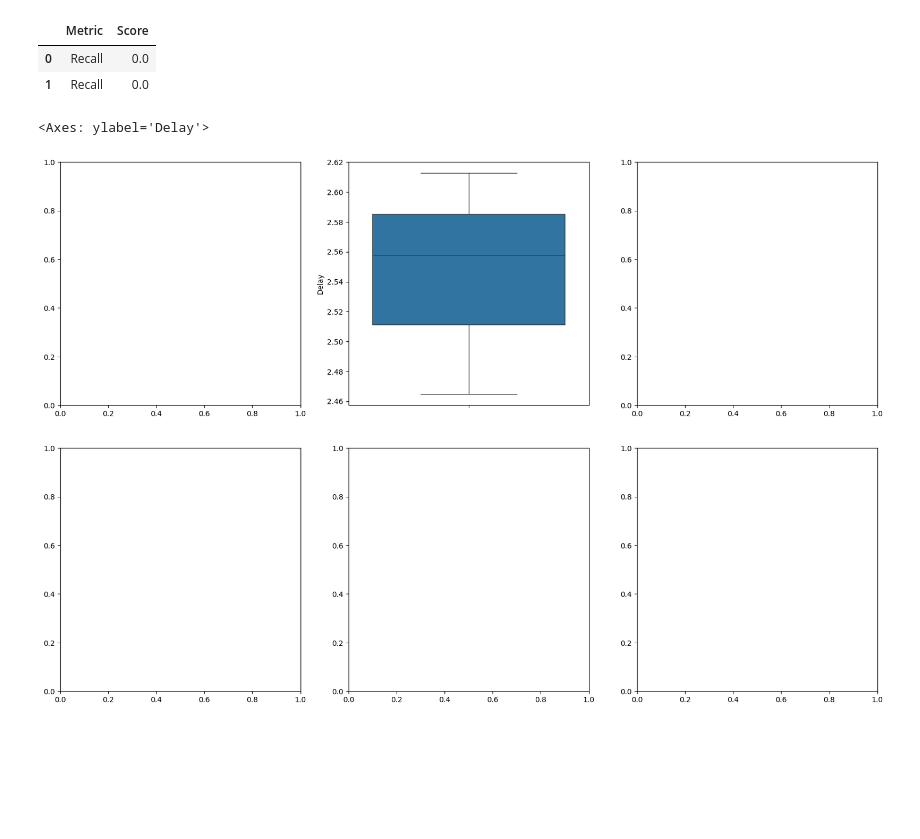
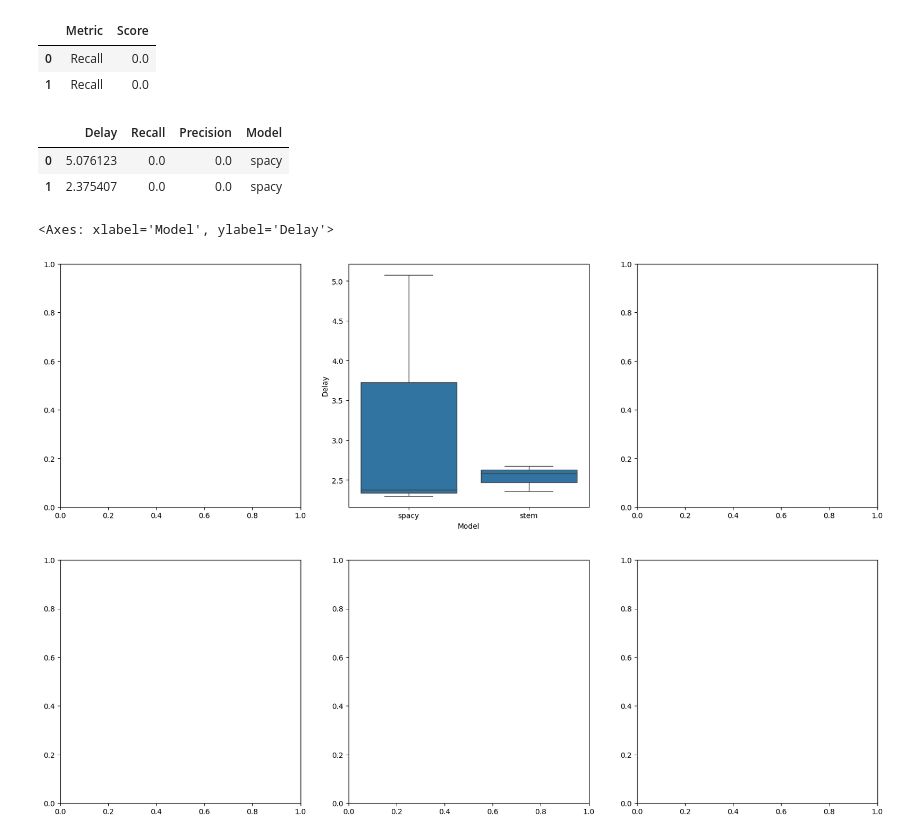
Before and after one commit to Ryustiel/LO17, a Jupyter notebook: evaluation.ipynb, the cells around one changed output. Drawn from its saved outputs; the diff is of its cells as text; code cells hidden in the pictures; blank space fills up the shorter version.

Commit message:
Updated query

```diff
--- a/evaluation.ipynb
+++ b/evaluation.ipynb
@@ -37,12 +37,10 @@ substitutions = {inp: repl for inp, repl in zip(substitutions_df.iloc[:,0], subs
 TOKENIZE: Callable[[List[str]], List[str]] = lambda x: [substitutions.get(STANDARDIZE(token), STANDARDIZE(token)) for token in x]
 
 # 4. Défini la search function (et l'application de la lemmatisation)
-def search(s: str) -> List[Document]:
-    q = Query.build(
-        'montre moi les articles qui parlent de environnement minimum depuis juillet 2011 et qui nest pas dans la rubrique Focus',
-    )
+def search(s: str, tokenize: callable = TOKENIZE) -> List[Document]:
+    q = Query.build(s)
     for field in ["keywords", "excluded_keywords", "title_contains"]:
-        setattr(q, field, TOKENIZE(getattr(q, field)))
+        setattr(q, field, tokenize(getattr(q, field)))
     for field in ["rubriques", "excluded_rubriques"]:
         setattr(q, field, [STANDARDIZE(r) for r in getattr(q, field)])
-    return q.search(documents=CORPUS, index=INDEX)
+    return q.search(documents=dict(CORPUS), index=INDEX)
@@ -108,17 +149,28 @@ df.head(2)
 |  | Metric | Score |
 | 0 | Recall | 0.0 |
 | 1 | Recall | 0.0 |
+# %%
+df = pandas.DataFrame(columns=["Delay", "Recall", "Precision", "Model"])
+for model, data in DATA.items():
+    df = pandas.concat([
+        df,
+        data[["Delay", "Recall", "Precision"]].assign(Model=model)
+    ], ignore_index=True)
+df.head(2)
+# %% [output]
+|  | Delay | Recall | Precision | Model |
+| 0 | 5.076123 | 0.0 | 0.0 | spacy |
+| 1 | 2.375407 | 0.0 | 0.0 | spacy |
 # %%
 import matplotlib.pyplot as plt
 import seaborn as sns
 
 fig, axs = plt.subplots(1, 3, figsize=(20, 6))
 
-# Boxplots of the metrics
-sns.boxplot(y="Delay", data=DATA["spacy"], ax=axs[1])
+sns.boxplot(x="Model", y="Delay", data=df, ax=axs[1])
 # %% [output]
-<Axes: ylabel='Delay'>
+<Axes: xlabel='Model', ylabel='Delay'>
-[figure, old version]
+[figure, new version]
 # %%
 fig, axs = plt.subplots(1, 3, figsize=(20, 6))
 
```
Also changed, not shown: parts of 5 cells of this notebook, 4 other files.
